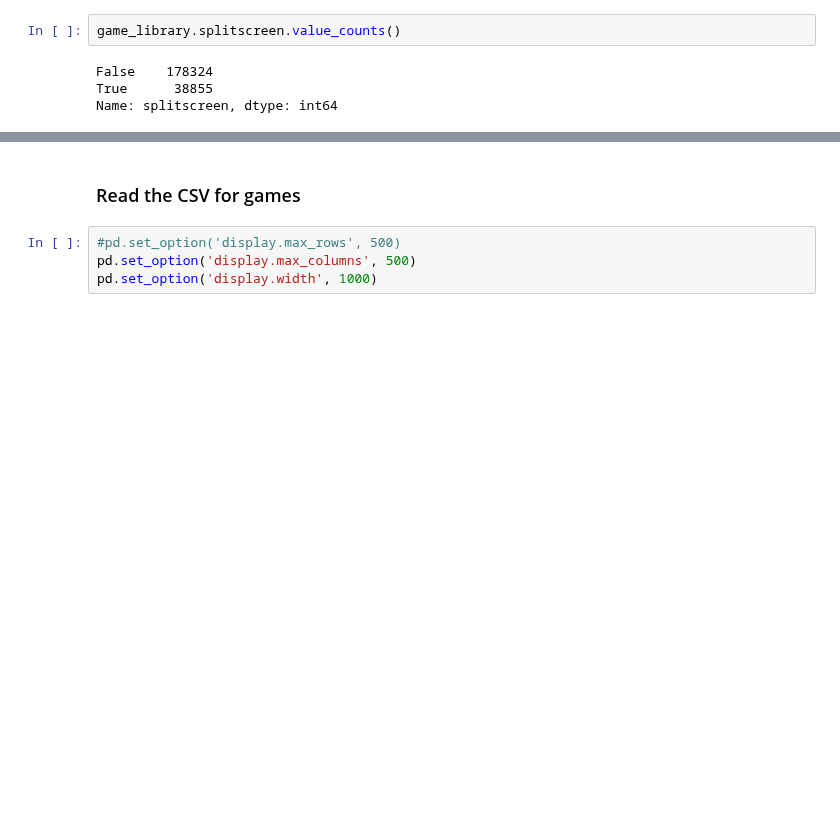
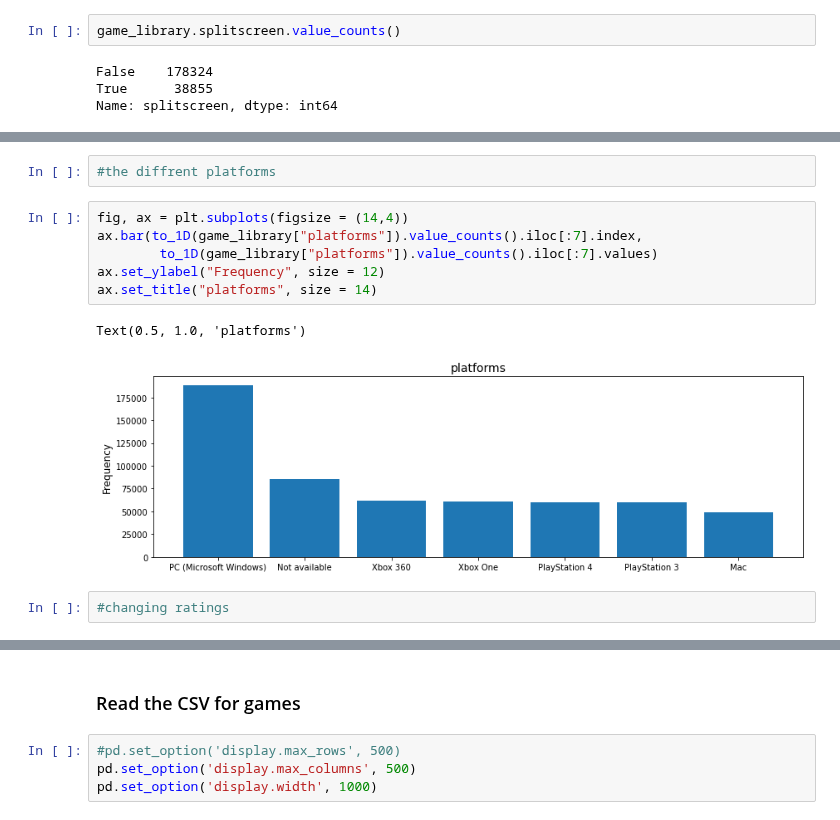
Before and after one commit to MrEnigmamgine/Videogame-Capstone_fork, a Jupyter notebook: GB_acquire-Copy.ipynb, the cells around one changed output, grey strips where cells are left out. Cells and saved outputs as stored; diff of their text form; blank space fills up the shorter version.

```diff
--- a/GB_acquire-Copy.ipynb
+++ b/GB_acquire-Copy.ipynb
@@ -1162,0 +1251,13 @@ Name: rating, Length: 10448, dtype: int64
+# %%
+#the diffrent platforms
+# %%
+fig, ax = plt.subplots(figsize = (14,4))
+ax.bar(to_1D(game_library["platforms"]).value_counts().iloc[:7].index,
+        to_1D(game_library["platforms"]).value_counts().iloc[:7].values)
+ax.set_ylabel("Frequency", size = 12)
+ax.set_title("platforms", size = 14)
+# %% [output]
+Text(0.5, 1.0, 'platforms')
+[figure, added]
+# %%
+#changing ratings
```
Also changed, not shown: parts of 105 cells of this notebook.
